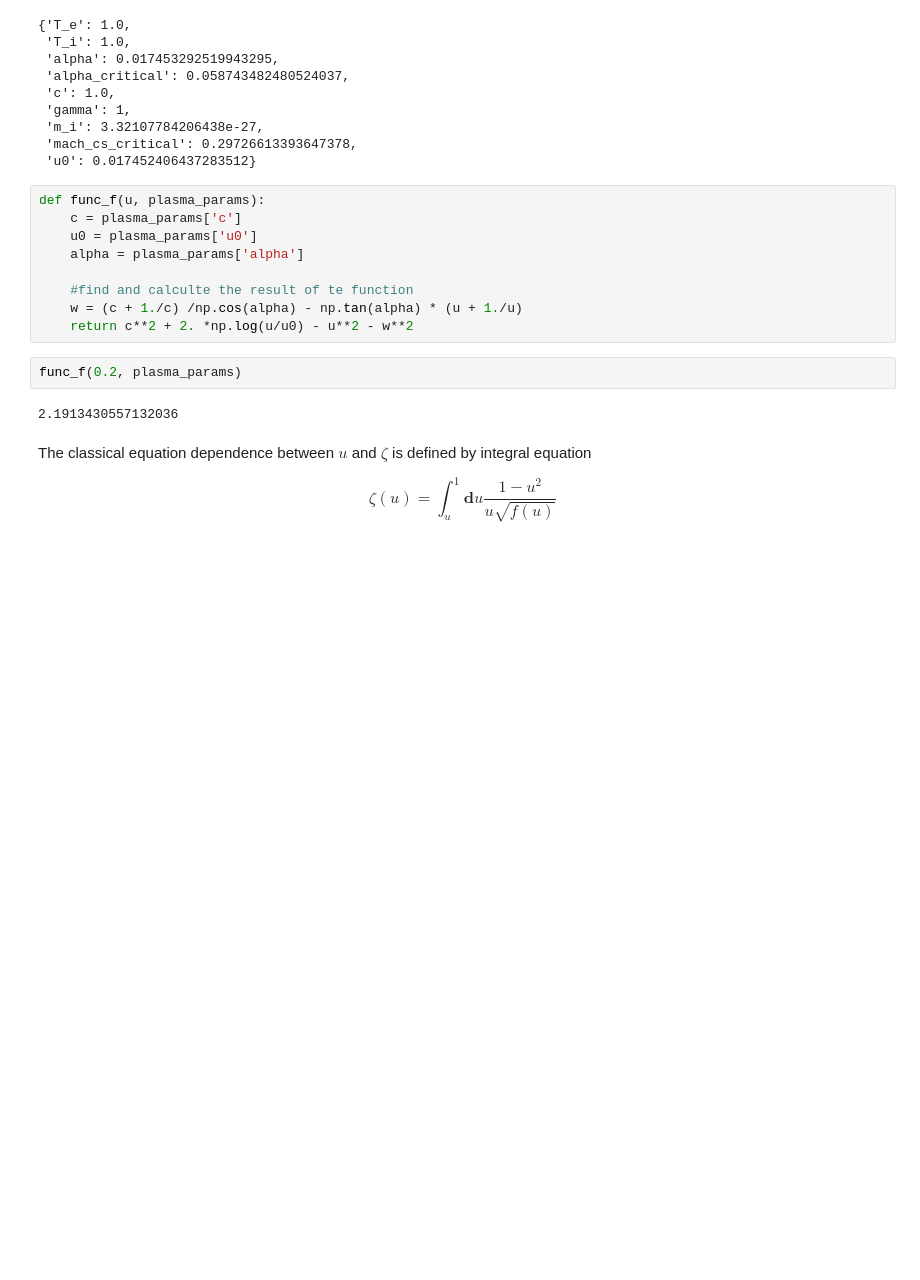
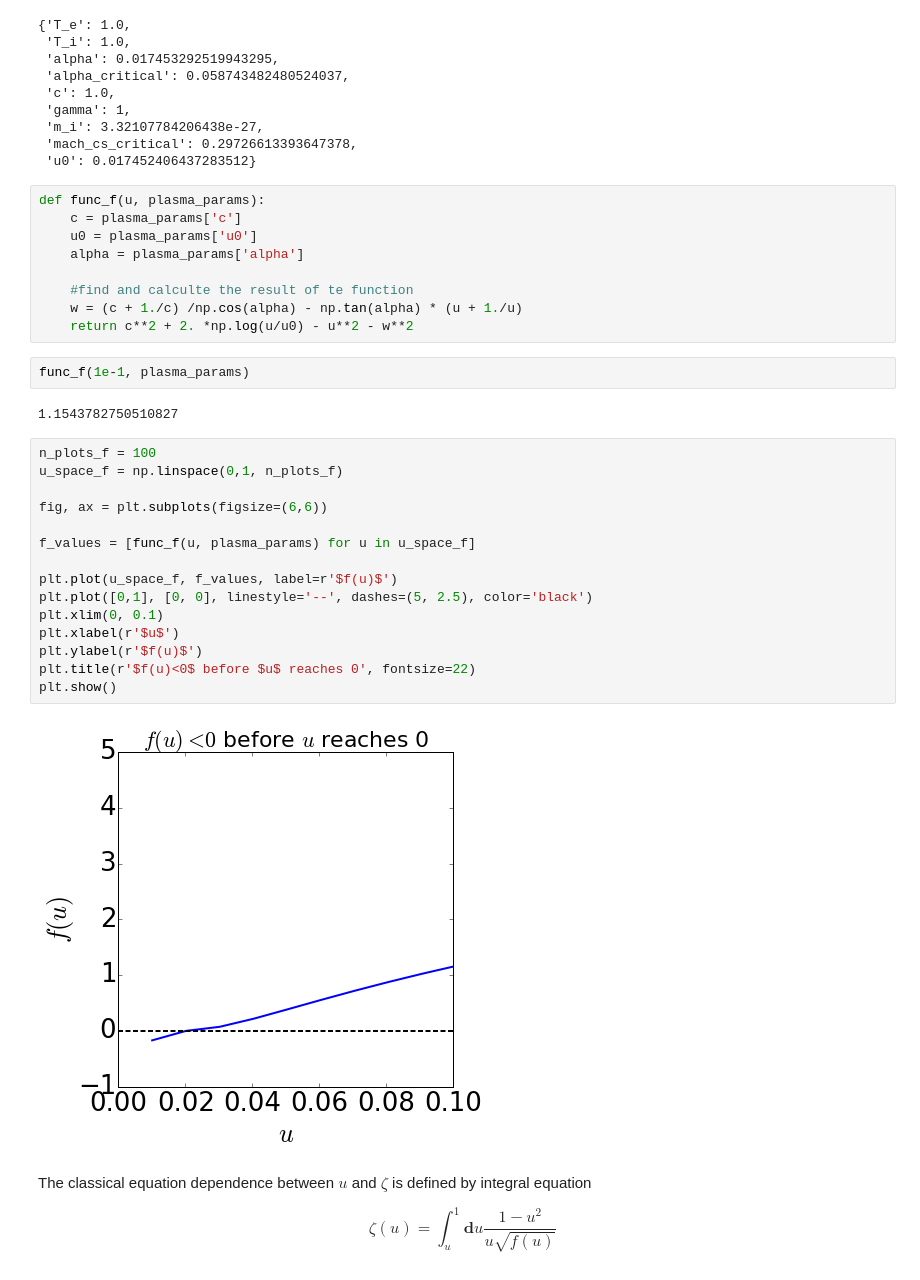
Before and after one commit to khaziev/sheath-models, a Jupyter notebook: stangeby-sheath.ipynb, the cells around one changed output. Saved outputs shown, nothing was run; the diff lists cells and outputs as text; blank space fills up the shorter version.

```diff
--- a/stangeby-sheath.ipynb
+++ b/stangeby-sheath.ipynb
@@ -63,9 +67,26 @@ def func_f(u, plasma_params):
     w = (c + 1./c) /np.cos(alpha) - np.tan(alpha) * (u + 1./u)
     return c**2 + 2. *np.log(u/u0) - u**2 - w**2
 # %%
-func_f(0.2, plasma_params)
+func_f(1e-1, plasma_params)
 # %% [output]
-2.1913430557132036
+1.1543782750510827
+# %%
+n_plots_f = 100
+u_space_f = np.linspace(0,1, n_plots_f)
+
+fig, ax = plt.subplots(figsize=(6,6))
+
+f_values = [func_f(u, plasma_params) for u in u_space_f]
+
+plt.plot(u_space_f, f_values, label=r'$f(u)$')
+plt.plot([0,1], [0, 0], linestyle='--', dashes=(5, 2.5), color='black')
+plt.xlim(0, 0.1)
+plt.xlabel(r'$u$')
+plt.ylabel(r'$f(u)$')
+plt.title(r'$f(u)<0$ before $u$ reaches 0', fontsize=22)
+plt.show()
+# %% [output]
+[figure, added]
 # %% [markdown]
 The classical equation dependence between $u$ and $\zeta$ is defined by integral equation
 
```
Also changed, not shown: parts of 5 cells of this notebook.
